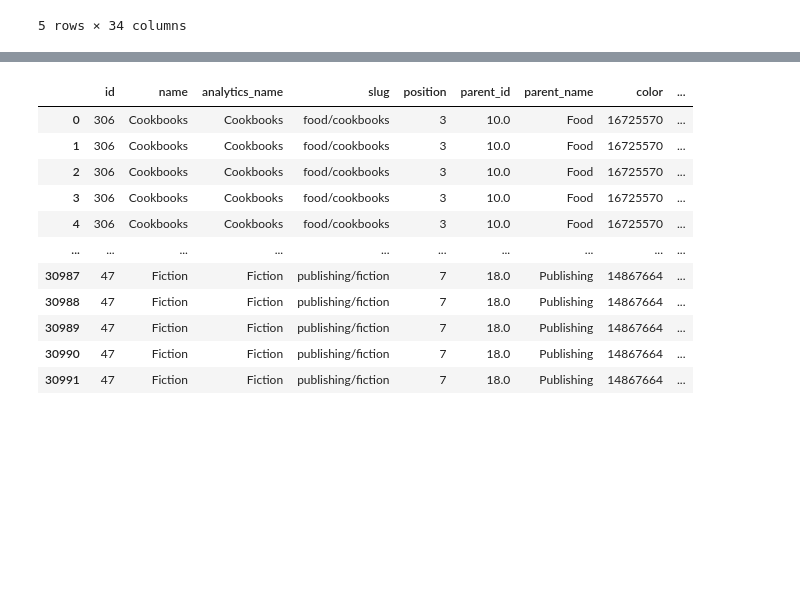
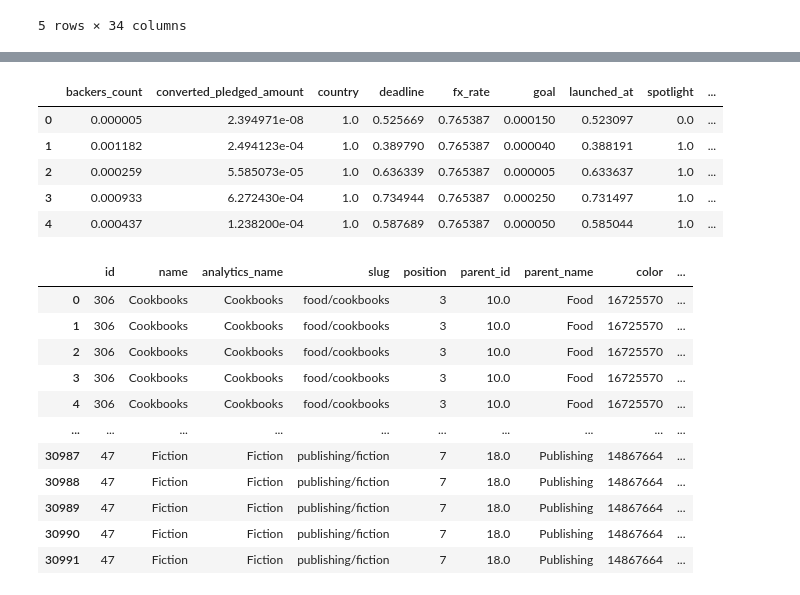
Before and after one commit to yeewaifatt/Project-2---Predicting-Crowdfunding-Outcomes, a Jupyter notebook: data_exploration.ipynb, the cells around one changed output, grey strips where cells are left out. Saved outputs shown, nothing was run; the diff lists cells and outputs as text; code cells hidden in the pictures; blank space fills up the shorter version.

```diff
--- a/data_exploration.ipynb
+++ b/data_exploration.ipynb
@@ -35,0 +74,16 @@ df.head()
+# %%
+# split into X and y variables
+X = model_data.drop(columns=['state'])
+y = model_data.state.to_frame()
+# %%
+# generate 70% train/test split
+X_train, X_test, y_train, y_test = train_test_split(X, y, test_size=0.3)
+# %%
+# init encoder for x values
+encoder = LabelEncoder()
+
+# encode boolean and string type columns
+encoding_columns = (X.select_dtypes(include=['bool', 'object'])).columns
+for column in encoding_columns:
+    X_train[column] = encoder.fit_transform(X_train[column])
+    X_test[column] = encoder.transform(X_test[column])
@@ -36,3 +116,18 @@ df.head()
+# %%
+# init standard scaler
+scaler = MinMaxScaler()
+
+# scale Train and testing set, columns=X.columns to keep column headers.
+X_train_scaled = pd.DataFrame(scaler.fit_transform(X_train), columns=X.columns)
+X_test_scaled = pd.DataFrame(scaler.transform(X_test), columns=X.columns)
+X_train_scaled.head()
+# %% [output]
+|  | backers_count | converted_pledged_amount | country | deadline | fx_rate | goal | launched_at | spotlight | ... |
+| 0 | 0.000005 | 2.394971e-08 | 1.0 | 0.525669 | 0.765387 | 0.000150 | 0.523097 | 0.0 | ... |
+| 1 | 0.001182 | 2.494123e-04 | 1.0 | 0.389790 | 0.765387 | 0.000040 | 0.388191 | 1.0 | ... |
+| 2 | 0.000259 | 5.585073e-05 | 1.0 | 0.636339 | 0.765387 | 0.000005 | 0.633637 | 1.0 | ... |
+| 3 | 0.000933 | 6.272430e-04 | 1.0 | 0.734944 | 0.765387 | 0.000250 | 0.731497 | 1.0 | ... |
+| 4 | 0.000437 | 1.238200e-04 | 1.0 | 0.587689 | 0.765387 | 0.000050 | 0.585044 | 1.0 | ... |
 # %%
 from ast import literal_eval
 
```
Also changed, not shown: parts of 15 cells of this notebook.
